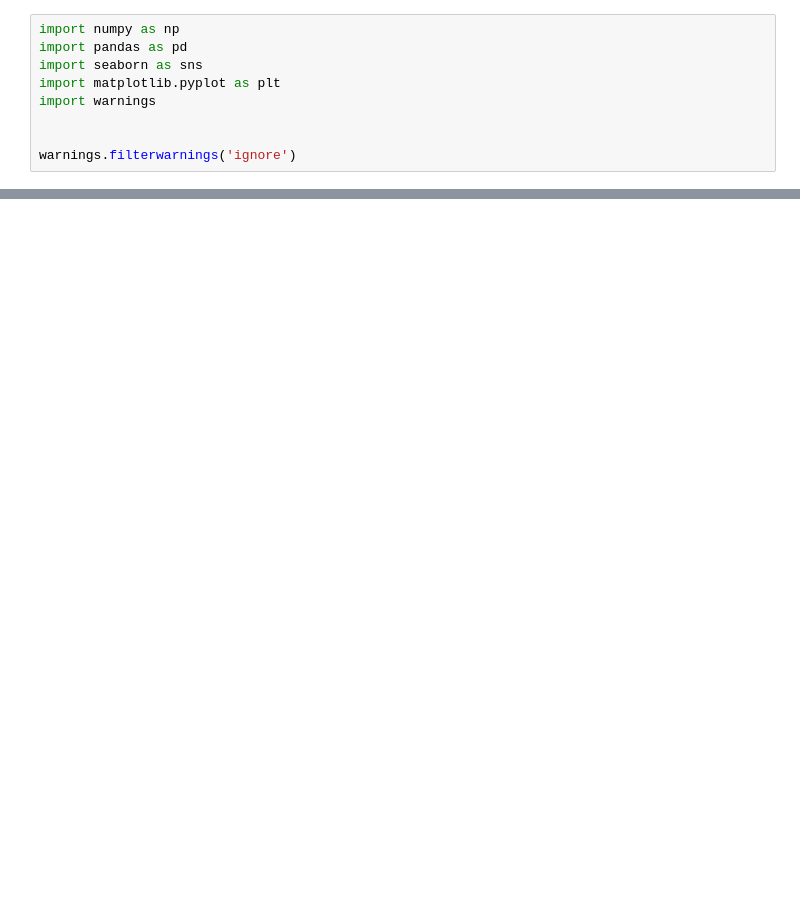
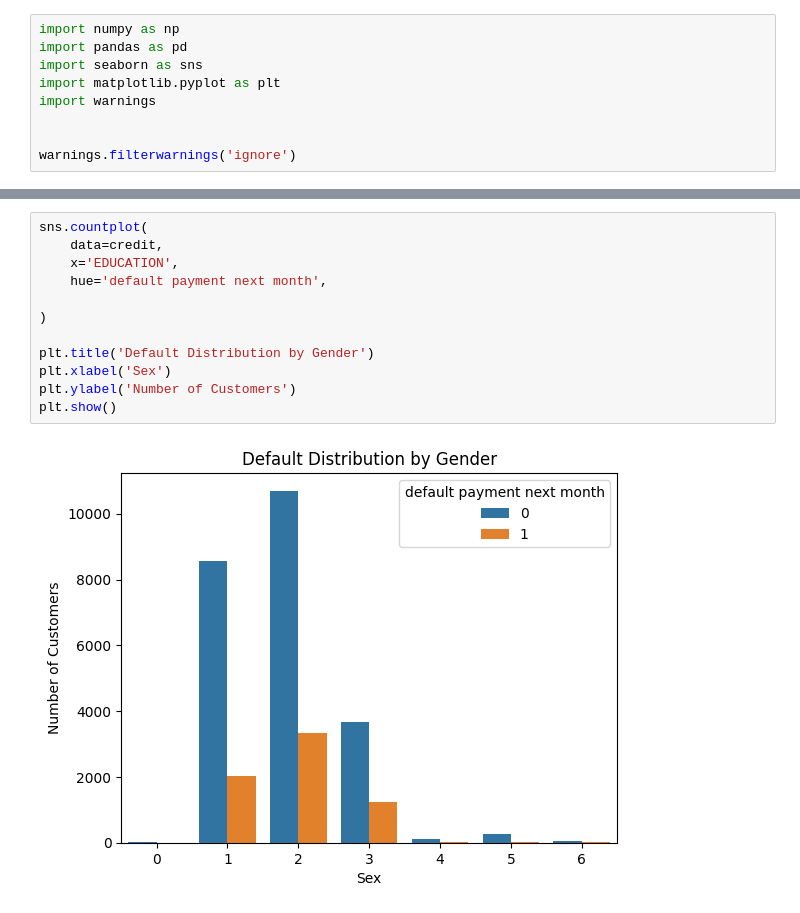
Before and after one commit to mohammedDhinojwala/credit-card-default-random-forest, a Jupyter notebook: Credit_Card_Default_DT.ipynb, the cells around one changed output, grey strips where cells are left out. Saved outputs shown, nothing was run; the diff lists cells and outputs as text; blank space fills up the shorter version.

```diff
--- a/Credit_Card_Default_DT.ipynb
+++ b/Credit_Card_Default_DT.ipynb
@@ -13,0 +215,14 @@ UnicodeDecodeError: 'utf-8' codec can't decode byte 0xd0 in position 0: invalid
+# %%
+sns.countplot(
+    data=credit,
+    x='EDUCATION',
+    hue='default payment next month',
+
+)
+
+plt.title('Default Distribution by Gender')
+plt.xlabel('Sex')
+plt.ylabel('Number of Customers')
+plt.show()
+# %% [output]
+[figure, added]
```
Also changed, not shown: parts of 27 cells of this notebook.
